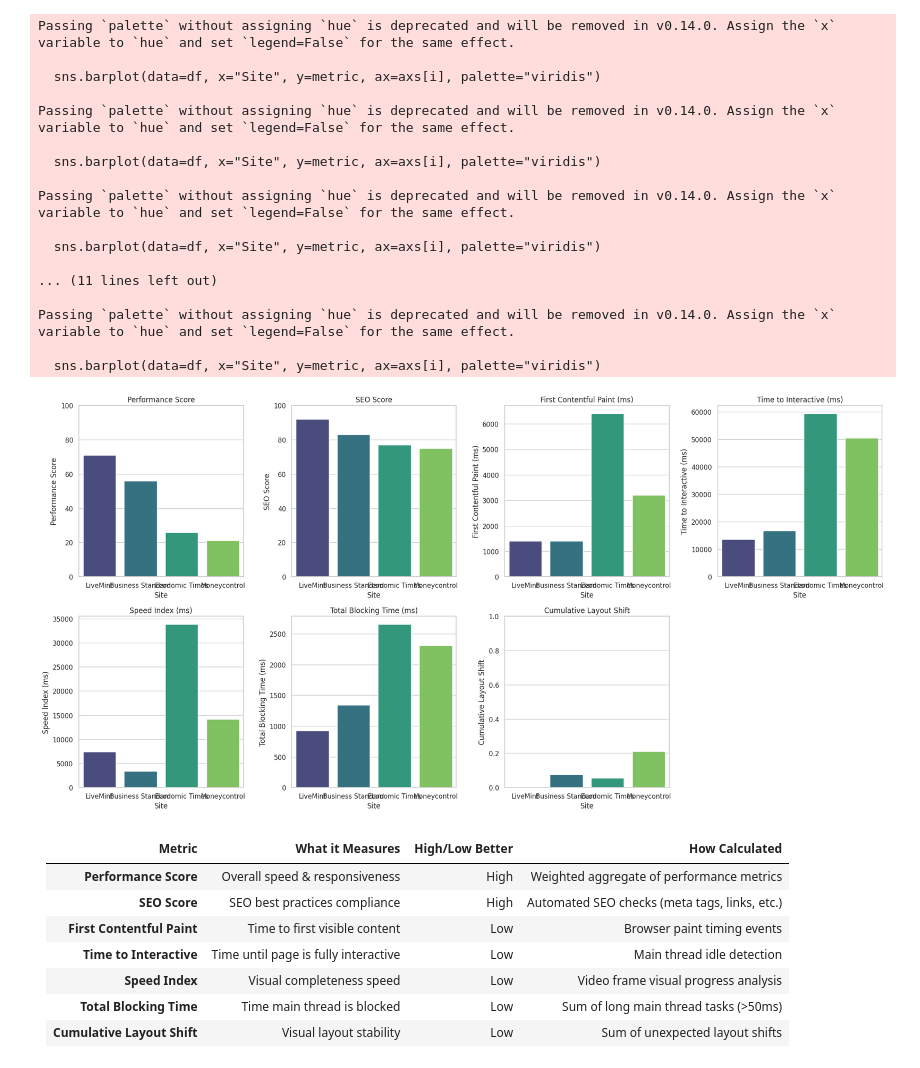
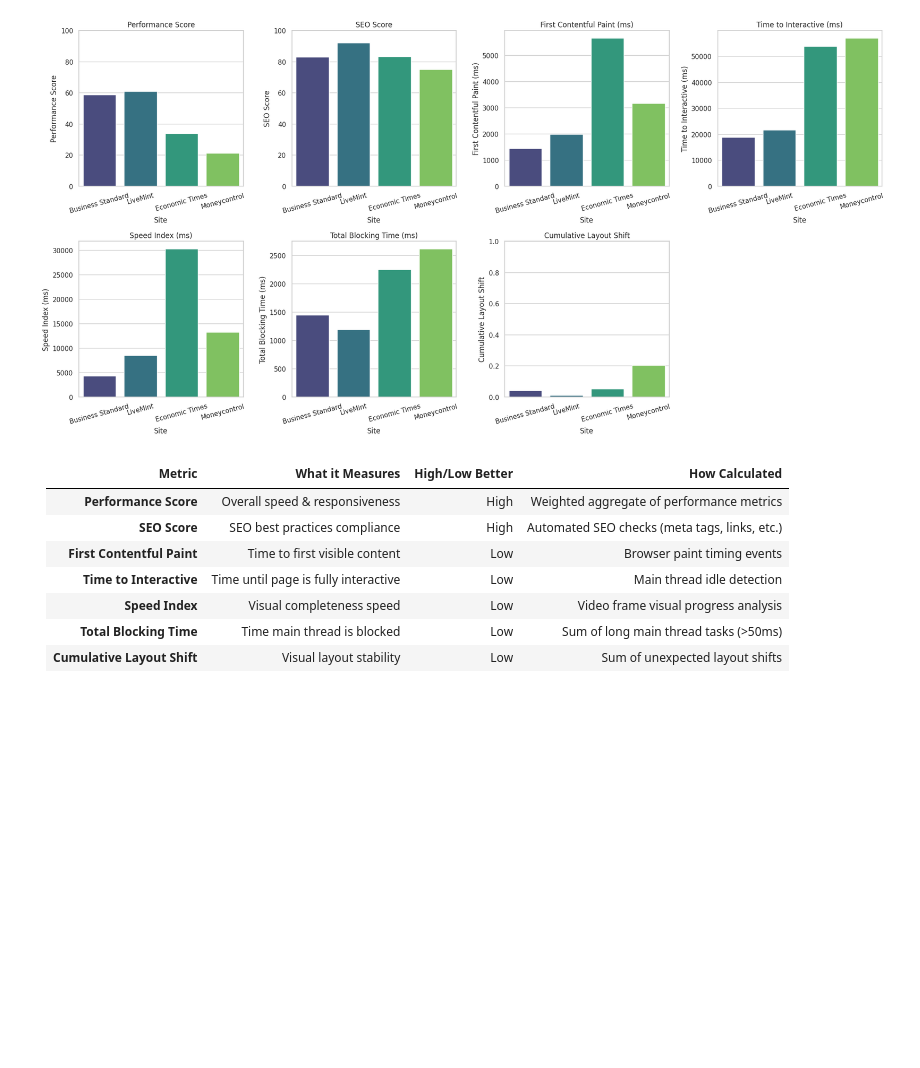
Before and after one commit to mushxoxo/BS, a Jupyter notebook: seo_performance_analysis.ipynb, the cells around one changed output. Drawn from its saved outputs; the diff is of its cells as text; code cells hidden in the pictures; blank space fills up the shorter version.

```diff
--- a/seo_performance_analysis.ipynb
+++ b/seo_performance_analysis.ipynb
@@ -16,2 +17,7 @@ results = []
+# %%
+
+results = []
+num_runs = 5
+os.makedirs("performance", exist_ok=True)
 # %%
 for name, url in urls.items():
@@ -84,14 +113,0 @@ print(df)
-# %%
-sns.set(style="whitegrid")
-fig, axs = plt.subplots(1, 2, figsize=(14, 5))
-
-sns.barplot(data=df, x="Site", y="Performance Score", ax=axs[0], palette="Blues_d")
-axs[0].set_title("Performance Score by Site")
-axs[0].set_ylim(0, 100)
-
-sns.barplot(data=df, x="Site", y="SEO Score", ax=axs[1], palette="Greens_d")
-axs[1].set_title("SEO Score by Site")
-axs[1].set_ylim(0, 100)
-
-plt.tight_layout()
-plt.show()
@@ -129,13 +114,3 @@ def time_to_ms(time_str):
-# %%
-df["First Contentful Paint (ms)"] = df["First Contentful Paint"].apply(time_to_ms)
-df["Time to Interactive (ms)"] = df["Time to Interactive"].apply(time_to_ms)
-df["Speed Index (ms)"] = df["Speed Index"].apply(time_to_ms)
-df["Total Blocking Time (ms)"] = df["Total Blocking Time"].apply(time_to_ms)
-df["Cumulative Layout Shift"] = pd.to_numeric(df["Cumulative Layout Shift"], errors='coerce')
-# %%
-# Convert scores to numeric if needed
-df["Performance Score"] = pd.to_numeric(df["Performance Score"], errors='coerce')
-df["SEO Score"] = pd.to_numeric(df["SEO Score"], errors='coerce')
 # %%
 metrics = [
     "Performance Score",
@@ -147,42 +122,27 @@ metrics = [
     "Cumulative Layout Shift"
 ]
 # %%
+# Visualization
 sns.set(style="whitegrid")
 fig, axs = plt.subplots(2, 4, figsize=(20, 10))
 axs = axs.flatten()
 
 for i, metric in enumerate(metrics):
-    sns.barplot(data=df, x="Site", y=metric, ax=axs[i], palette="viridis")
+    sns.barplot(data=df, x="Site", y=metric, ax=axs[i], palette="viridis", hue="Site", legend=False)
     axs[i].set_title(metric)
+    axs[i].tick_params(axis='x', rotation=15)
     if "Score" in metric:
         axs[i].set_ylim(0, 100)
     elif "Cumulative Layout Shift" in metric:
         axs[i].set_ylim(0, 1)
     else:
-        axs[i].set_ylim(0, None)  # auto scale for timings
+        axs[i].set_ylim(0, None)
 
-fig.delaxes(axs[-1])  # remove unused 8th subplot
+fig.delaxes(axs[-1])  # Remove last empty subplot
 plt.tight_layout()
 plt.show()
 # %% [output]
-Passing `palette` without assigning `hue` is deprecated and will be removed in v0.14.0. Assign the `x` variable to `hue` and set `legend=False` for the same effect.
-
-  sns.barplot(data=df, x="Site", y=metric, ax=axs[i], palette="viridis")
-
-Passing `palette` without assigning `hue` is deprecated and will be removed in v0.14.0. Assign the `x` variable to `hue` and set `legend=False` for the same effect.
-
-  sns.barplot(data=df, x="Site", y=metric, ax=axs[i], palette="viridis")
-
-Passing `palette` without assigning `hue` is deprecated and will be removed in v0.14.0. Assign the `x` variable to `hue` and set `legend=False` for the same effect.
-
-  sns.barplot(data=df, x="Site", y=metric, ax=axs[i], palette="viridis")
-
-... (11 lines left out)
-
-Passing `palette` without assigning `hue` is deprecated and will be removed in v0.14.0. Assign the `x` variable to `hue` and set `legend=False` for the same effect.
-
-  sns.barplot(data=df, x="Site", y=metric, ax=axs[i], palette="viridis")
-[figure, old version]
+[figure, new version]
 # %% [markdown]
 | **Metric**                | **What it Measures**                 | **High/Low Better** | **How Calculated**                                |
 |---------------------------|--------------------------------------|---------------------|---------------------------------------------------|
```
Also changed, not shown: parts of 7 cells of this notebook, 24 other files.
